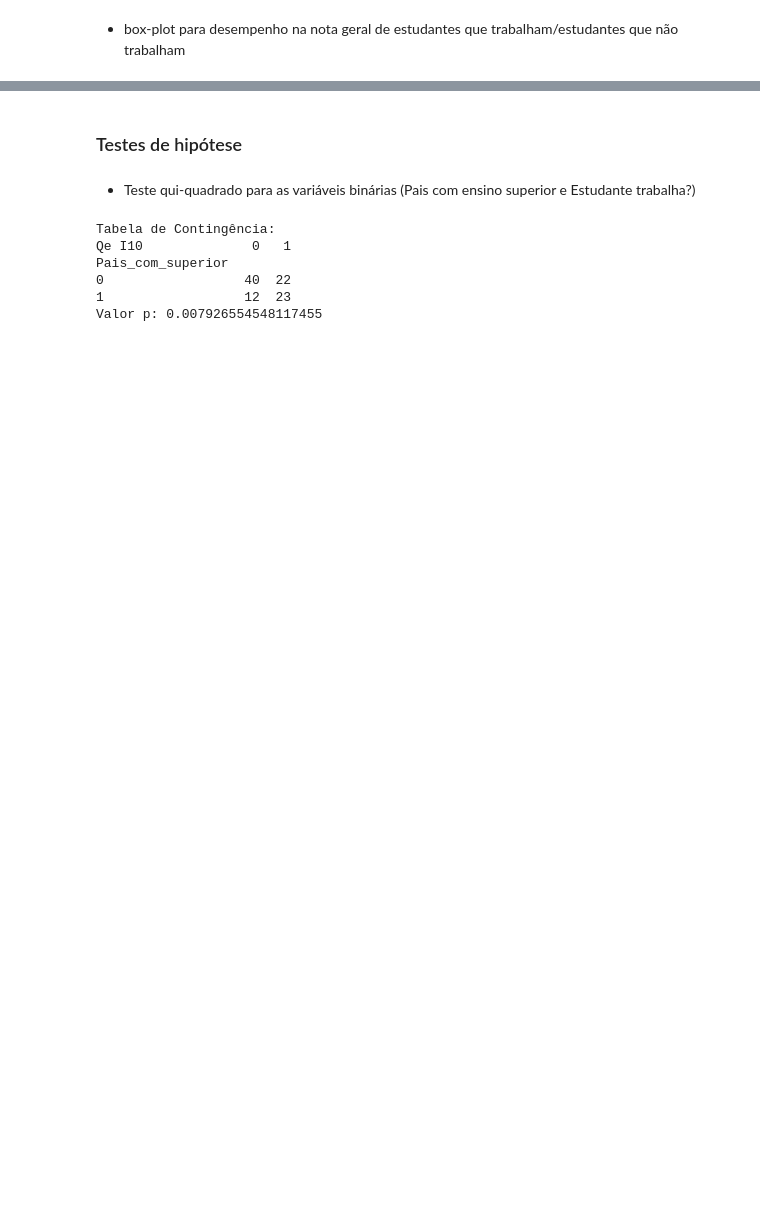
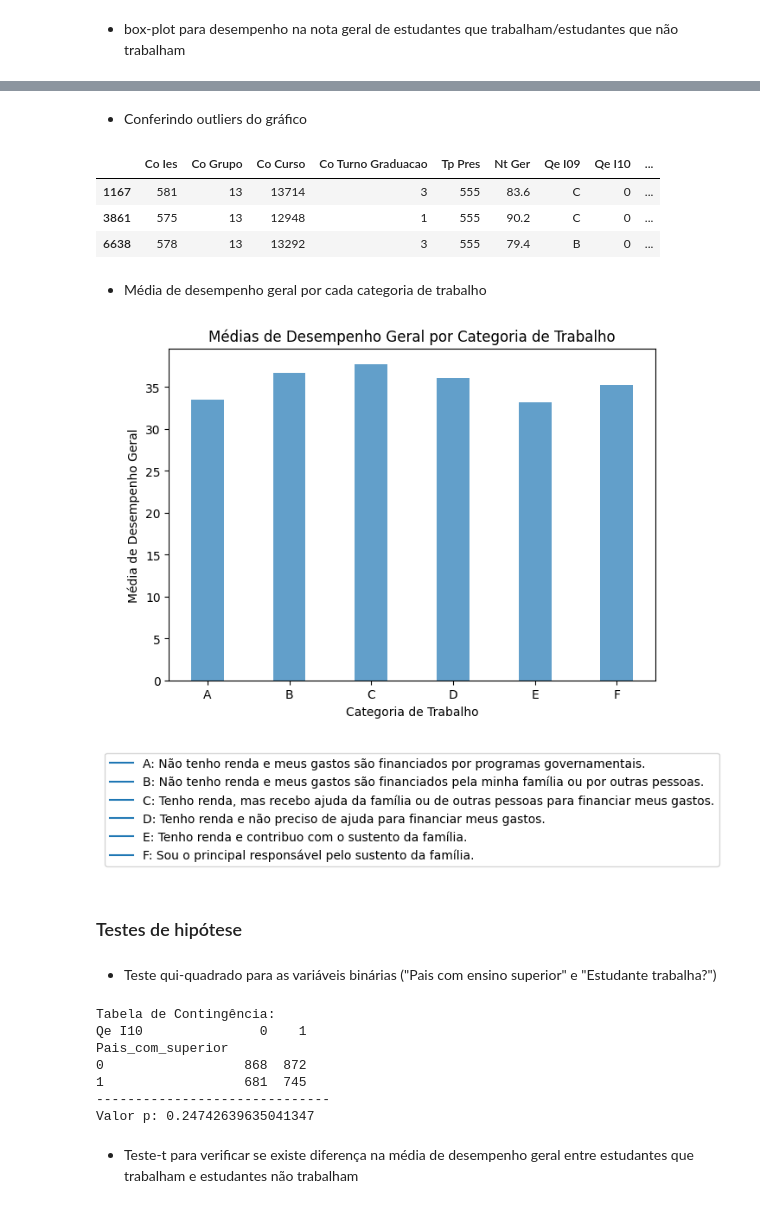
Before and after one commit to joaogabriel-fn/econometria-1, a Jupyter notebook: relatorio-1/relatorio-enade-V1UFPR.ipynb, the cells around one changed output, grey strips where cells are left out. Saved outputs shown, nothing was run; the diff lists cells and outputs as text; code cells hidden in the pictures; blank space fills up the shorter version.

Commit message:
Graficos e testes realizados

```diff
--- a/relatorio-1/relatorio-enade-V1UFPR.ipynb
+++ b/relatorio-1/relatorio-enade-V1UFPR.ipynb
@@ -133,20 +152,77 @@ plt.show()
+# %% [markdown]
+* Conferindo outliers do gráfico
+# %%
+Q1 = df_federais['Nt Ger'].quantile(0.25)
+Q3 = df_federais['Nt Ger'].quantile(0.75)
+IQR = Q3 - Q1
+limite_inferior = Q1 - 1.5*IQR
+limite_superior = Q3 + 1.5*IQR
+
+outliers_index = (df_federais['Nt Ger'] < limite_inferior) | (df_federais['Nt Ger'] > limite_superior)
+
+df_federais[outliers_index]
+# %% [output]
+|  | Co Ies | Co Grupo | Co Curso | Co Turno Graduacao | Tp Pres | Nt Ger | Qe I09 | Qe I10 | ... |
+| 1167 | 581 | 13 | 13714 | 3 | 555 | 83.6 | C | 0 | ... |
+| 3861 | 575 | 13 | 12948 | 1 | 555 | 90.2 | C | 0 | ... |
+| 6638 | 578 | 13 | 13292 | 3 | 555 | 79.4 | B | 0 | ... |
+# %% [markdown]
+* Média de desempenho geral por cada categoria de trabalho
+# %%
+media_por_categoria = df_federais.groupby('Qe I09')['Nt Ger'].mean()
+
+categorias = media_por_categoria.index
+medias = media_por_categoria.values
+# %%
+legendas = {
+    'A': 'Não tenho renda e meus gastos são financiados por programas governamentais.',
+    'B': 'Não tenho renda e meus gastos são financiados pela minha família ou por outras pessoas.',
+    'C': 'Tenho renda, mas recebo ajuda da família ou de outras pessoas para financiar meus gastos.',
+    'D': 'Tenho renda e não preciso de ajuda para financiar meus gastos.',
+    'E': 'Tenho renda e contribuo com o sustento da família.',
+    'F': 'Sou o principal responsável pelo sustento da família.',
+}
+
+x_pos = range(len(categorias))
+bar_width = 0.4
+
+plt.bar(x_pos, medias, width=bar_width, align='center', alpha=0.7, label='Médias')
+
+plt.xlabel('Categoria de Trabalho')
+plt.ylabel('Média de Desempenho Geral')
+
+plt.title('Médias de Desempenho Geral por Categoria de Trabalho')
+
+plt.xticks(x_pos, categorias)
+
+plt.tight_layout()
+legendas = [plt.Line2D([0], [0],marker='None' , label=f"{cat}: {legendas[cat]}") for cat in categorias]
+plt.legend(handles=legendas, loc='upper center', bbox_to_anchor=(0.5, -0.2))
+
+plt.show()
+# %% [output]
+[figure, added]
 # %% [markdown]
 ### Testes de hipótese
 # %% [markdown]
-* Teste qui-quadrado para as variáveis binárias (Pais com ensino superior e Estudante trabalha?)
+* Teste qui-quadrado para as variáveis binárias ("Pais com ensino superior" e "Estudante trabalha?")
 # %%
-tabela_contingencia = pd.crosstab(df_ufpr['Pais_com_superior'], df_ufpr['Qe I10'])
+tabela_contingencia = pd.crosstab(df_federais['Pais_com_superior'], df_federais['Qe I10'])
 
 chi2, p_value, dof, expected = stats.chi2_contingency(tabela_contingencia)
 
 
 print('Tabela de Contingência:')
 print(tabela_contingencia)
+print('-'*30)
 print('Valor p:', p_value)
 # %% [output]
 Tabela de Contingência:
-Qe I10              0   1
+Qe I10               0    1
 Pais_com_superior
-0                  40  22
-1                  12  23
-Valor p: 0.007926554548117455
+0                  868  872
+1                  681  745
+------------------------------
+Valor p: 0.24742639635041347
+# %% [markdown]
+* Teste-t para verificar se existe diferença na média de desempenho geral entre estudantes que trabalham e estudantes não trabalham
```
Also changed, not shown: parts of 26 cells of this notebook, 1 other file.
